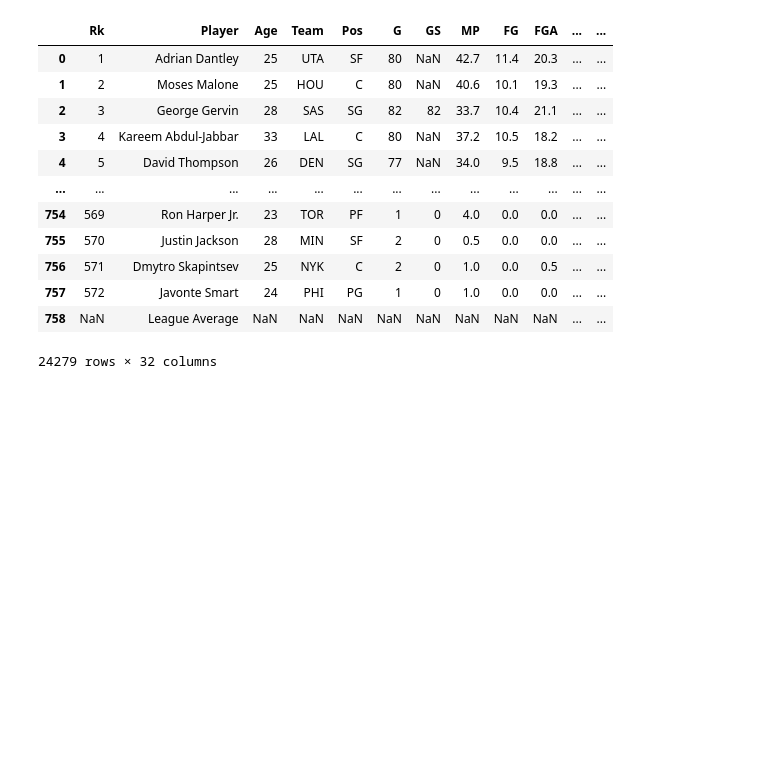
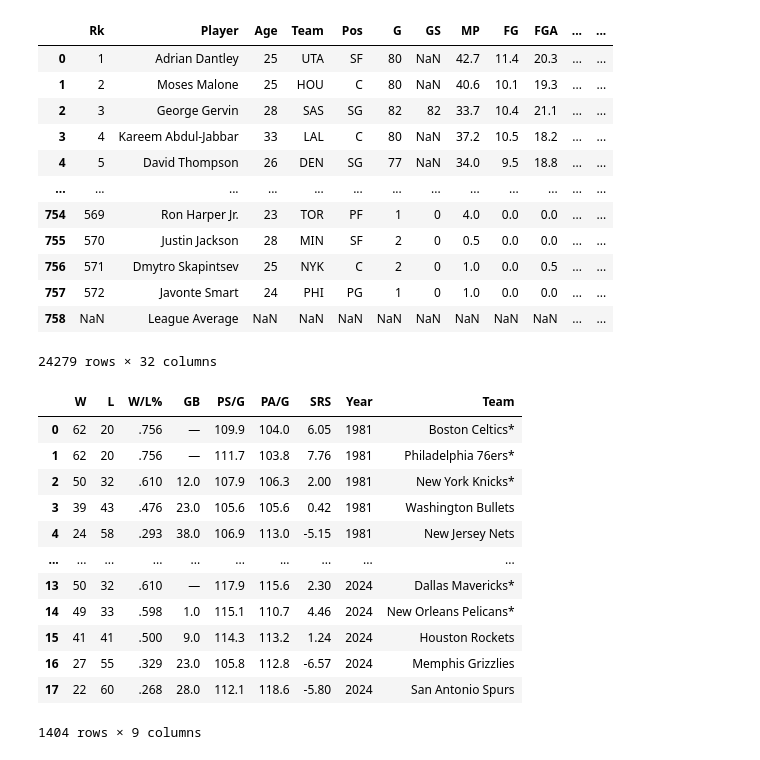
Before and after one commit to SalyanKarki/NBA-MVP-2025, a Jupyter notebook: NBAMVP/web_scraping.ipynb, the cells around one changed output. Saved outputs shown, nothing was run; the diff lists cells and outputs as text; code cells hidden in the pictures; blank space fills up the shorter version.

Commit message:
csv file for teams created
added team-standing data for each year to pandas dataframe and converted to csv file

```diff
--- a/NBAMVP/web_scraping.ipynb
+++ b/NBAMVP/web_scraping.ipynb
@@ -156,3 +156,26 @@ for year in years:
     time.sleep(5)
     with open("team/{}.html".format(year), "w+", encoding = "utf-8") as f:
         f.write(data.text)
+# %%
+dfs = []
+for year in years:
+    with open("team/{}.html".format(year), encoding = "utf-8") as f:
+        page = f.read()
+
+    soup = BeautifulSoup(page, "html.parser")
+    soup.find('tr', class_="thead").decompose()
+    team_table = soup.find(id="divs_standings_E")
+    team = pd.read_html(str(team_table))[0]
+    team["Year"] = year
+    team["Team"] = team["Eastern Conference"]
+    del team["Eastern Conference"]
+    dfs.append(team)
+
+    soup = BeautifulSoup(page, "html.parser")
+    soup.find('tr', class_="thead").decompose()
+    team_table = soup.find(id="divs_standings_W")
+    team = pd.read_html(str(team_table))[0]
+    team["Year"] = year
+    team["Team"] = team["Western Conference"]
+    del team["Western Conference"]
+    dfs.append(team)
@@ -158,0 +184,16 @@ for year in years:
+# %%
+team
+# %% [output]
+|  | W | L | W/L% | GB | PS/G | PA/G | SRS | Year | Team |
+| 0 | 62 | 20 | .756 | — | 109.9 | 104.0 | 6.05 | 1981 | Boston Celtics* |
+| 1 | 62 | 20 | .756 | — | 111.7 | 103.8 | 7.76 | 1981 | Philadelphia 76ers* |
+| 2 | 50 | 32 | .610 | 12.0 | 107.9 | 106.3 | 2.00 | 1981 | New York Knicks* |
+| 3 | 39 | 43 | .476 | 23.0 | 105.6 | 105.6 | 0.42 | 1981 | Washington Bullets |
+| 4 | 24 | 58 | .293 | 38.0 | 106.9 | 113.0 | -5.15 | 1981 | New Jersey Nets |
+| ... | ... | ... | ... | ... | ... | ... | ... | ... | ... |
+| 13 | 50 | 32 | .610 | — | 117.9 | 115.6 | 2.30 | 2024 | Dallas Mavericks* |
+| 14 | 49 | 33 | .598 | 1.0 | 115.1 | 110.7 | 4.46 | 2024 | New Orleans Pelicans* |
+| 15 | 41 | 41 | .500 | 9.0 | 114.3 | 113.2 | 1.24 | 2024 | Houston Rockets |
+| 16 | 27 | 55 | .329 | 23.0 | 105.8 | 112.8 | -6.57 | 2024 | Memphis Grizzlies |
+| 17 | 22 | 60 | .268 | 28.0 | 112.1 | 118.6 | -5.80 | 2024 | San Antonio Spurs |
+1404 rows × 9 columns
```
Also changed, not shown: parts of 1 cell of this notebook, 1 other file.
